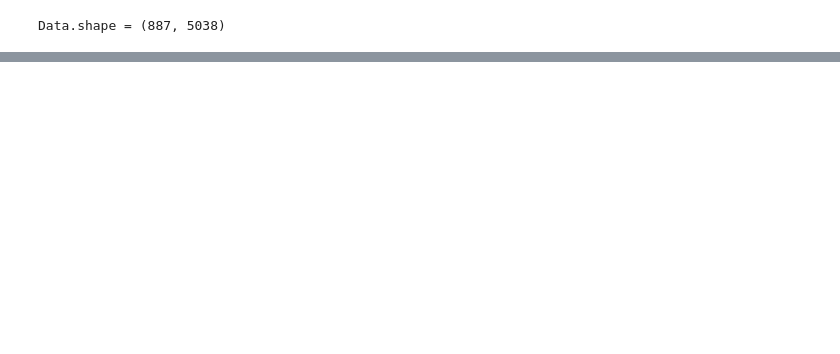
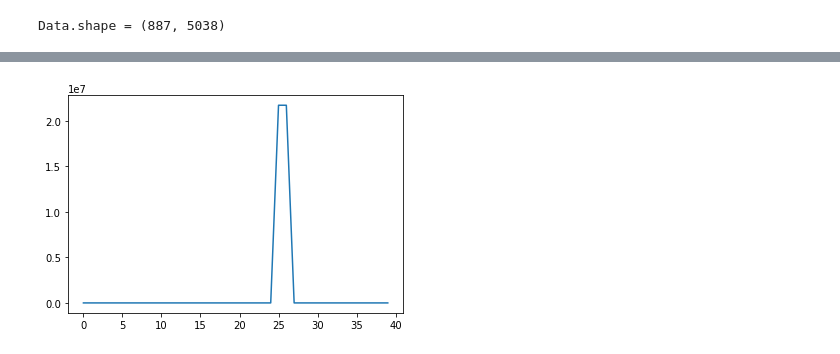
Before and after one commit to hrayrhar/T-CorEx, a Jupyter notebook: Corex-multiple-timesteps.ipynb, the cells around one changed output, grey strips where cells are left out. Saved outputs shown, nothing was run; the diff lists cells and outputs as text; code cells hidden in the pictures; blank space fills up the shorter version.

```diff
--- a/Corex-multiple-timesteps.ipynb
+++ b/Corex-multiple-timesteps.ipynb
@@ -845,0 +115,10 @@ TC ()
+# %%
+covs = corex_2010.get_covariance()
+covs_diff = [np.square(covs[t+1] - covs[t]).sum() for t in range(len(W) - 1)]
+# %%
+#covs_diff[25]=0
+#covs_diff[26]=0
+plt.plot(covs_diff[:40])
+plt.show()
+# %% [output]
+[figure, added]
```
Also changed, not shown: parts of 25 cells of this notebook, 8 other files.
